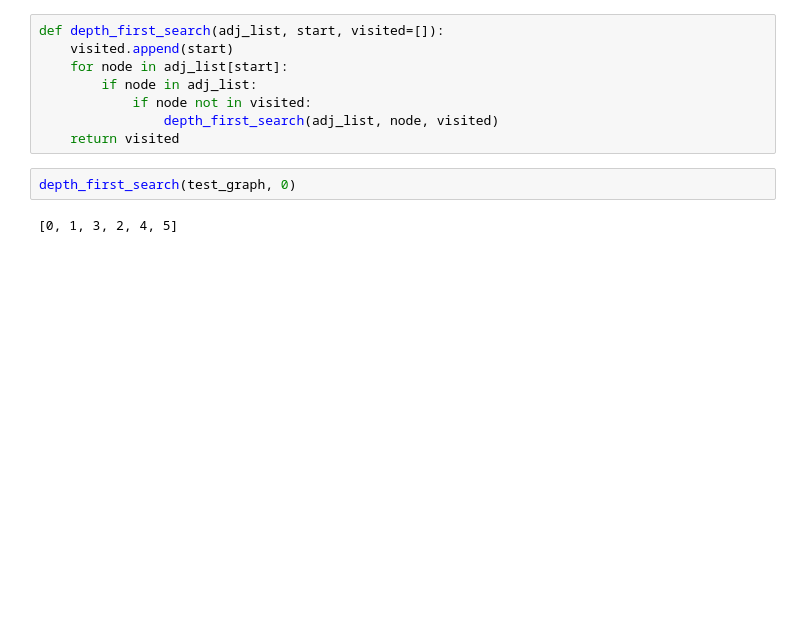
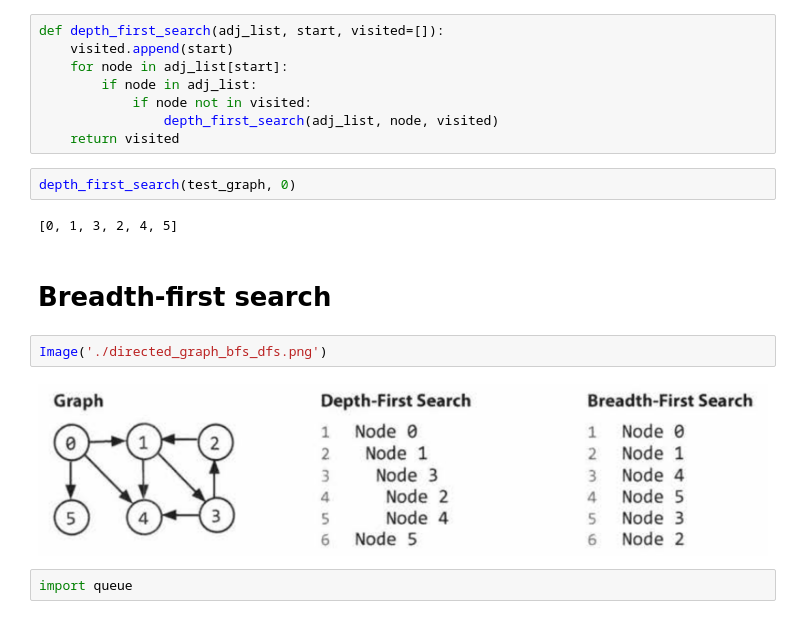
Before and after one commit to owoshch/Cracking_the_coding_interview_5, a Jupyter notebook: chapter_4_trees/directed_graph_traversals.ipynb, the cells around one changed output. Drawn from its saved outputs; the diff is of its cells as text; blank space fills up the shorter version.

Commit message:
DFS and BFS for directed graph

```diff
--- a/chapter_4_trees/directed_graph_traversals.ipynb
+++ b/chapter_4_trees/directed_graph_traversals.ipynb
@@ -39,3 +41,11 @@ def depth_first_search(adj_list, start, visited=[]):
 depth_first_search(test_graph, 0)
 # %% [output]
 [0, 1, 3, 2, 4, 5]
+# %% [markdown]
+# Breadth-first search
+# %%
+Image('./directed_graph_bfs_dfs.png')
+# %% [output]
+[figure, added]
+# %%
+import queue
```
Also changed, not shown: parts of 3 cells of this notebook, 1 other file.
